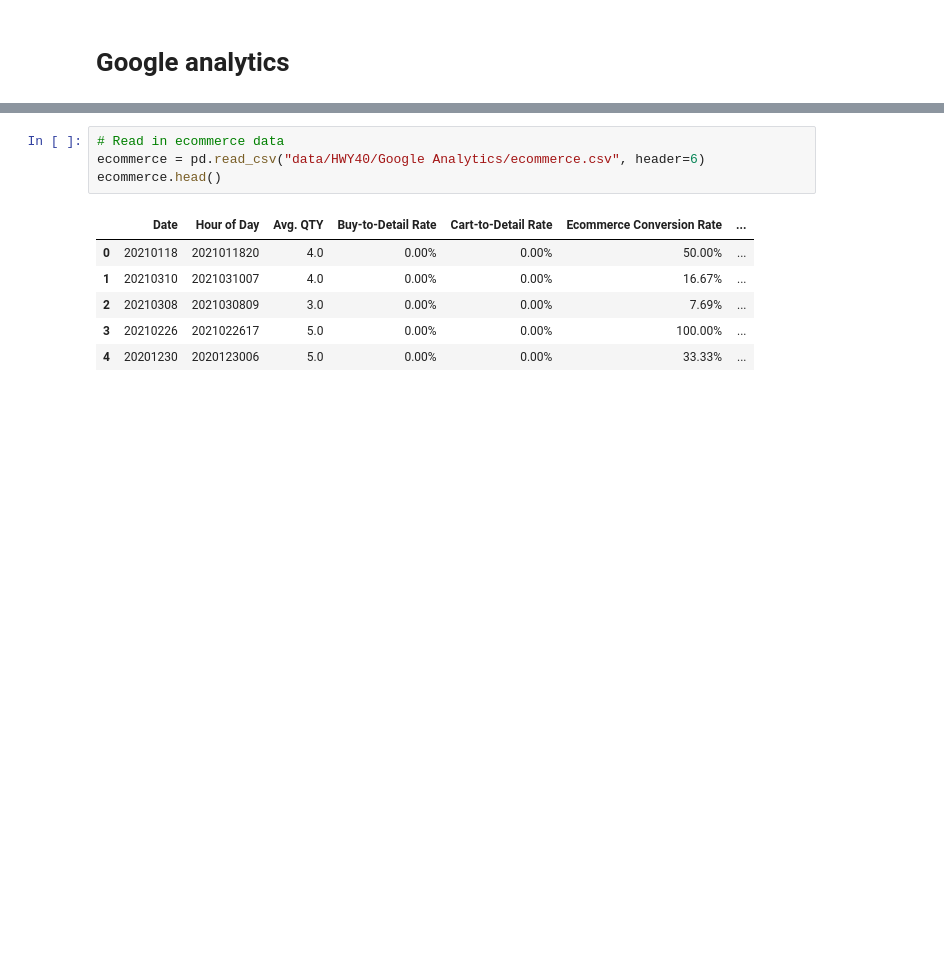
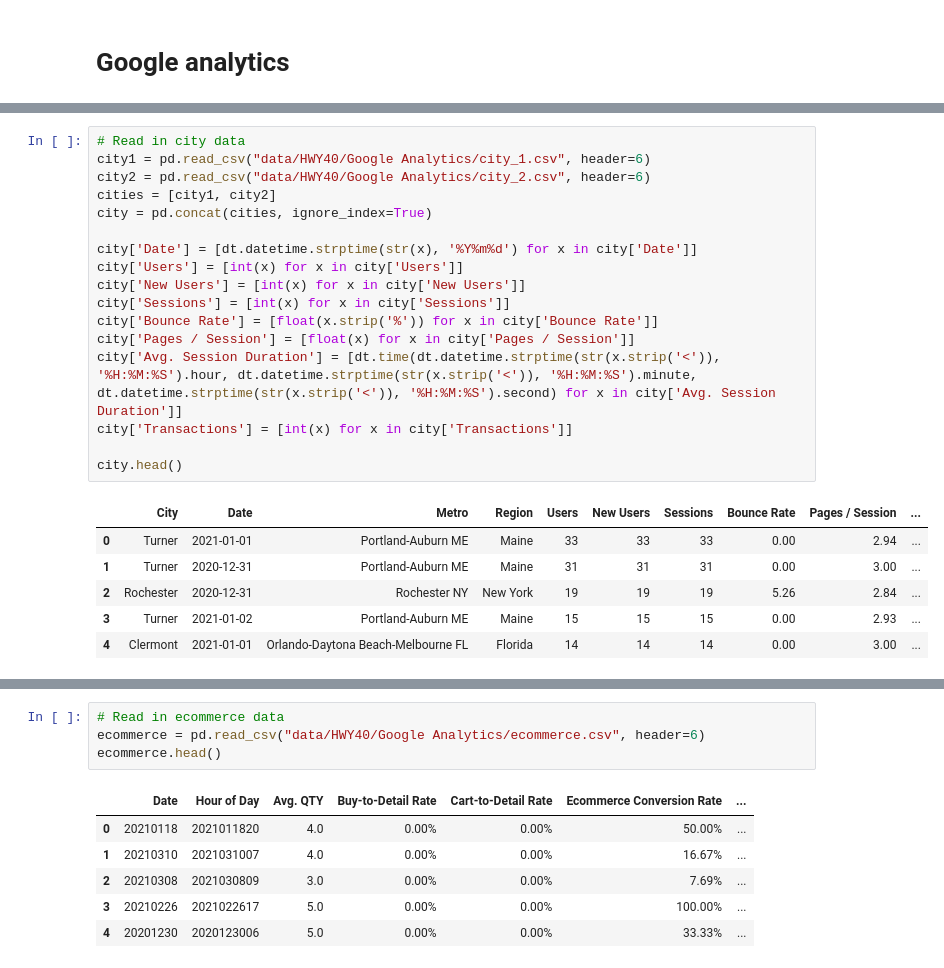
Before and after one commit to Data-Science-in-Business-master/final-project-adventure-haus-and-hwy40-adventure_haus_highway_40, a Jupyter notebook: HW40.ipynb, the cells around one changed output, grey strips where cells are left out. Saved outputs shown, nothing was run; the diff lists cells and outputs as text; blank space fills up the shorter version.

Commit message:
Cleaned HWY40 Google data for analysis

```diff
--- a/HW40.ipynb
+++ b/HW40.ipynb
@@ -179,0 +195,24 @@ device.head()
+# %%
+# Read in city data
+city1 = pd.read_csv("data/HWY40/Google Analytics/city_1.csv", header=6)
+city2 = pd.read_csv("data/HWY40/Google Analytics/city_2.csv", header=6)
+cities = [city1, city2]
+city = pd.concat(cities, ignore_index=True)
+
+city['Date'] = [dt.datetime.strptime(str(x), '%Y%m%d') for x in city['Date']]
+city['Users'] = [int(x) for x in city['Users']]
+city['New Users'] = [int(x) for x in city['New Users']]
+city['Sessions'] = [int(x) for x in city['Sessions']]
+city['Bounce Rate'] = [float(x.strip('%')) for x in city['Bounce Rate']]
+city['Pages / Session'] = [float(x) for x in city['Pages / Session']]
+city['Avg. Session Duration'] = [dt.time(dt.datetime.strptime(str(x.strip('<')), '%H:%M:%S').hour, dt.datetime.strptime(str(x.strip('<')), '%H:%M:%S').minute, dt.datetime.strptime(str(x.strip('<')), '%H:%M:%S').second) for x in city['Avg. Session Duration']]
+city['Transactions'] = [int(x) for x in city['Transactions']]
+
+city.head()
+# %% [output]
+|  | City | Date | Metro | Region | Users | New Users | Sessions | Bounce Rate | Pages / Session | ... |
+| 0 | Turner | 2021-01-01 | Portland-Auburn ME | Maine | 33 | 33 | 33 | 0.00 | 2.94 | ... |
+| 1 | Turner | 2020-12-31 | Portland-Auburn ME | Maine | 31 | 31 | 31 | 0.00 | 3.00 | ... |
+| 2 | Rochester | 2020-12-31 | Rochester NY | New York | 19 | 19 | 19 | 5.26 | 2.84 | ... |
+| 3 | Turner | 2021-01-02 | Portland-Auburn ME | Maine | 15 | 15 | 15 | 0.00 | 2.93 | ... |
+| 4 | Clermont | 2021-01-01 | Orlando-Daytona Beach-Melbourne FL | Florida | 14 | 14 | 14 | 0.00 | 3.00 | ... |
```
Also changed, not shown: parts of 8 cells of this notebook.
